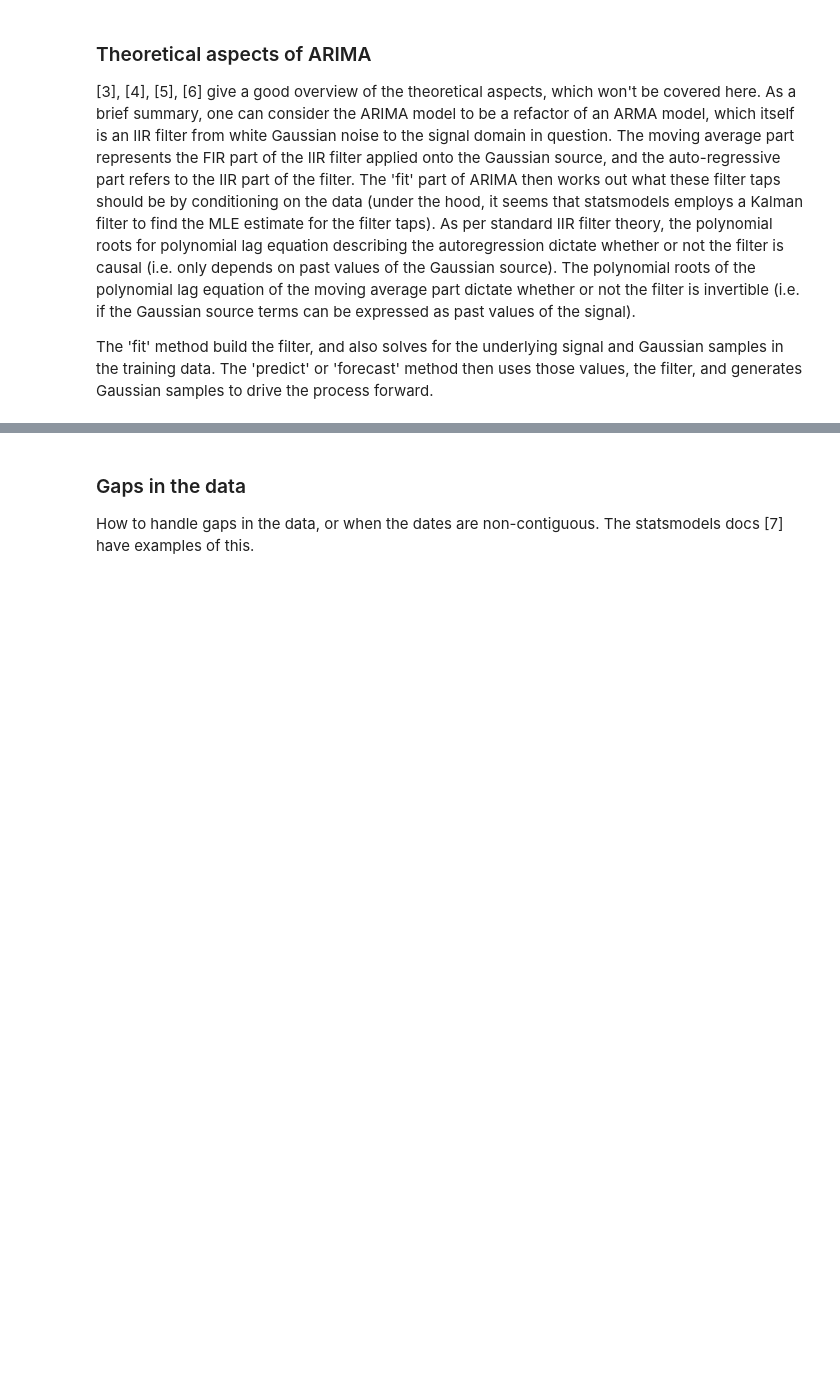
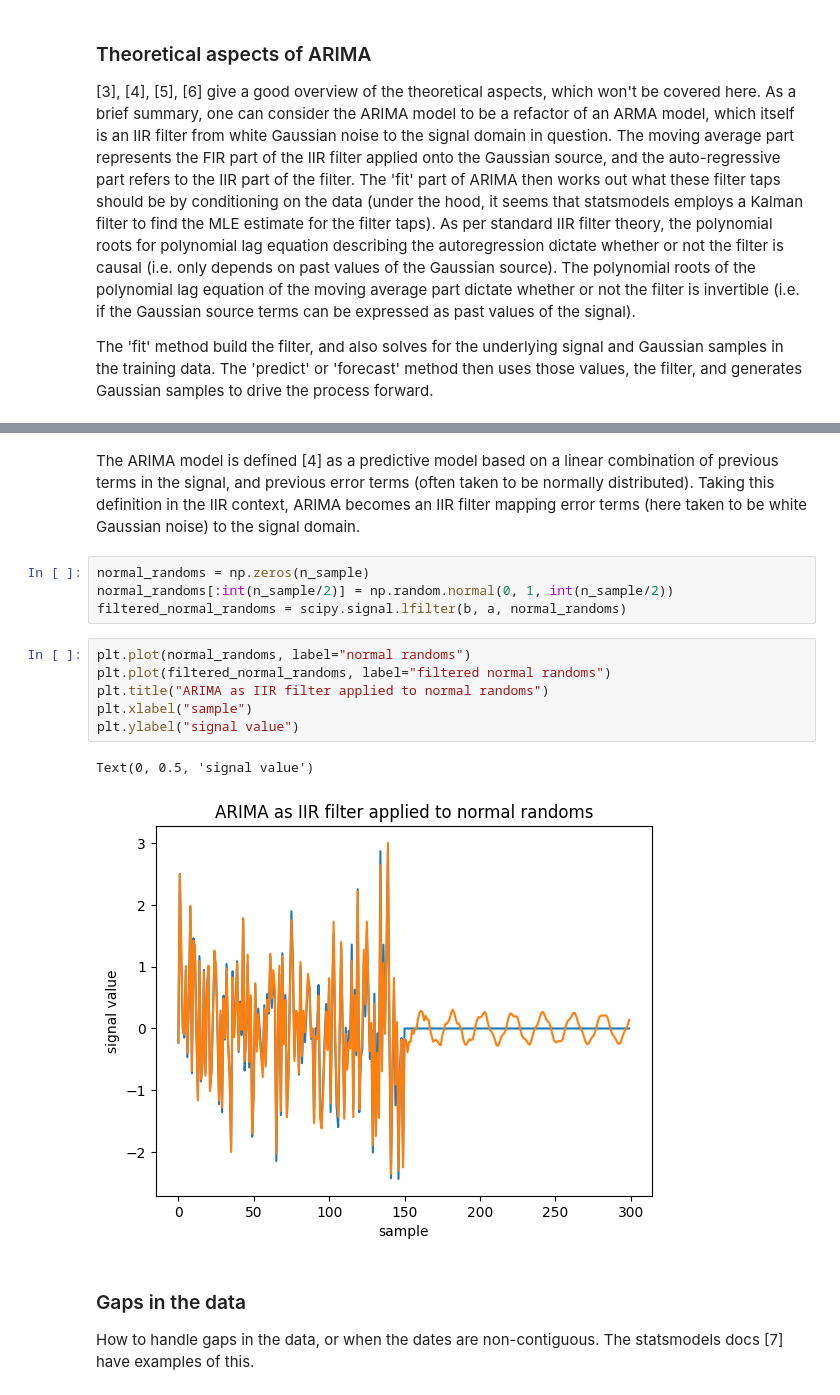
Before and after one commit to nagi49000/stats-play, a Jupyter notebook: python/notebooks/arima-models-on-timeseries.ipynb, the cells around one changed output, grey strips where cells are left out. Cells and saved outputs as stored; diff of their text form; blank space fills up the shorter version.

```diff
--- a/python/notebooks/arima-models-on-timeseries.ipynb
+++ b/python/notebooks/arima-models-on-timeseries.ipynb
@@ -158,3 +180,18 @@ The 'fit' method build the filter, and also solves for the underlying signal and
+# %% [markdown]
+The ARIMA model is defined [4] as a predictive model based on a linear combination of previous terms in the signal, and previous error terms (often taken to be normally distributed). Taking this definition in the IIR context, ARIMA becomes an IIR filter mapping error terms (here taken to be white Gaussian noise) to the signal domain.
+# %%
+normal_randoms = np.zeros(n_sample)
+normal_randoms[:int(n_sample/2)] = np.random.normal(0, 1, int(n_sample/2))
+filtered_normal_randoms = scipy.signal.lfilter(b, a, normal_randoms)
+# %%
+plt.plot(normal_randoms, label="normal randoms")
+plt.plot(filtered_normal_randoms, label="filtered normal randoms")
+plt.title("ARIMA as IIR filter applied to normal randoms")
+plt.xlabel("sample")
+plt.ylabel("signal value")
+# %% [output]
+Text(0, 0.5, 'signal value')
+[figure, added]
 # %% [markdown]
 ### Gaps in the data
 
```
Also changed, not shown: parts of 14 cells of this notebook.
